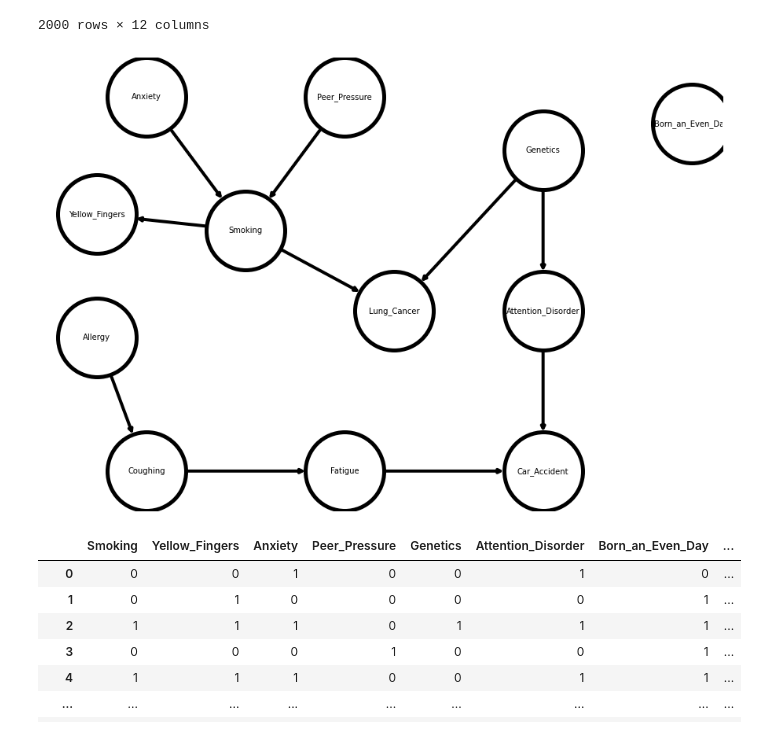
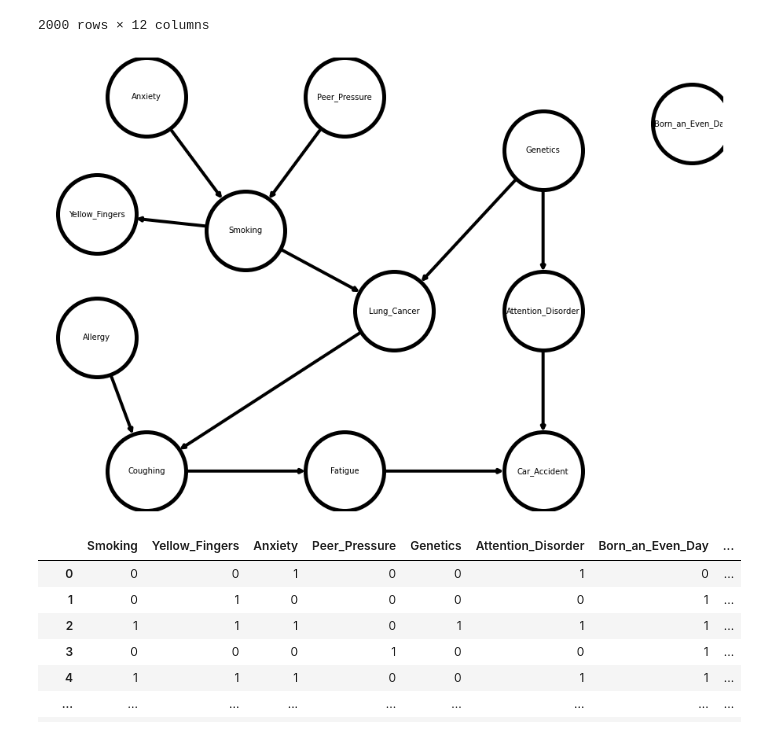
Before and after one commit to keerthybalan/CausalDS_LUCAS, a Jupyter notebook: edgeDrop.ipynb, the cells around one changed output. Drawn from its saved outputs; the diff is of its cells as text; code cells hidden in the pictures.

```diff
--- a/edgeDrop.ipynb
+++ b/edgeDrop.ipynb
@@ -78,39 +81,45 @@ train
 # %%
 # we import networkx and create a directed graph
 G = nx.DiGraph()
 
 plt.figure(3,figsize=(12,8))
 
 G.add_nodes_from(['Smoking', 'Yellow_Fingers', 'Anxiety', 'Peer_Pressure', 'Genetics', 'Attention_Disorder','Born_an_Even_Day', 'Car_Accident', 'Fatigue', 'Allergy', 'Coughing', 'Lung_Cancer'])
 
-#LungCancer to Coughing deleted
-# G.add_edges_from([('Anxiety','Smoking'), ('Peer_Pressure','Smoking'), ('Smoking','Yellow_Fingers'), ('Smoking','Lung_Cancer'),
-#                   ('Allergy','Coughing'), ('Coughing','Fatigue'), ('Lung_Cancer','Fatigue'),
-#                  ('Genetics','Lung_Cancer'), ('Genetics','Attention_Disorder'), ('Attention_Disorder', 'Car_Accident'), ('Fatigue', 'Car_Accident')])
+a = 3
 
-#LungCancer to Coughing + Lung Cancer to Fatigue deleted
-G.add_edges_from([('Anxiety','Smoking'), ('Peer_Pressure','Smoking'), ('Smoking','Yellow_Fingers'), ('Smoking','Lung_Cancer'),
-                  ('Allergy','Coughing'), ('Coughing','Fatigue'),
-                 ('Genetics','Lung_Cancer'), ('Genetics','Attention_Disorder'), ('Attention_Disorder', 'Car_Accident'), ('Fatigue', 'Car_Accident')])
-
-#Lung Cancer to Fatigue deleted
-#G.add_edges_from([('Anxiety','Smoking'), ('Peer_Pressure','Smoking'), ('Smoking','Yellow_Fingers'), ('Smoking','Lung_Cancer'),
-                #   ('Allergy','Coughing'), ('Coughing','Fatigue'), ('Lung_Cancer','Coughing'),
-                #  ('Genetics','Lung_Cancer'), ('Genetics','Attention_Disorder'), ('Attention_Disorder', 'Car_Accident'), ('Fatigue', 'Car_Accident')])
-
+if a==1:
+    #LungCancer to Coughing deleted
+    G.add_edges_from([('Anxiety','Smoking'), ('Peer_Pressure','Smoking'), ('Smoking','Yellow_Fingers'), ('Smoking','Lung_Cancer'),
+                    ('Allergy','Coughing'), ('Coughing','Fatigue'), ('Lung_Cancer','Fatigue'),
+                    ('Genetics','Lung_Cancer'), ('Genetics','Attention_Disorder'), ('Attention_Disorder', 'Car_Accident'), ('Fatigue', 'Car_Accident')])
+elif a==2:
+    #LungCancer to Coughing + Lung Cancer to Fatigue deleted
+    G.add_edges_from([('Anxiety','Smoking'), ('Peer_Pressure','Smoking'), ('Smoking','Yellow_Fingers'), ('Smoking','Lung_Cancer'),
+                    ('Allergy','Coughing'), ('Coughing','Fatigue'),
+                    ('Genetics','Lung_Cancer'), ('Genetics','Attention_Disorder'), ('Attention_Disorder', 'Car_Accident'), ('Fatigue', 'Car_Accident')])
+elif a==3:
+    #Lung Cancer to Fatigue deleted
+    G.add_edges_from([('Anxiety','Smoking'), ('Peer_Pressure','Smoking'), ('Smoking','Yellow_Fingers'), ('Smoking','Lung_Cancer'),
+                    ('Allergy','Coughing'), ('Coughing','Fatigue'), ('Lung_Cancer','Coughing'),
+                    ('Genetics','Lung_Cancer'), ('Genetics','Attention_Disorder'), ('Attention_Disorder', 'Car_Accident'), ('Fatigue', 'Car_Accident')])
+elif a==0:
+    G.add_edges_from([('Anxiety','Smoking'), ('Peer_Pressure','Smoking'), ('Smoking','Yellow_Fingers'), ('Smoking','Lung_Cancer'),
+                    ('Allergy','Coughing'), ('Lung_Cancer','Coughing'), ('Coughing','Fatigue'), ('Lung_Cancer','Fatigue'),
+                    ('Genetics','Lung_Cancer'), ('Genetics','Attention_Disorder'), ('Attention_Disorder', 'Car_Accident'), ('Fatigue', 'Car_Accident')])
 # we can visualise this graph (choosing node positions, colours, and sizes to make it more clear)
 # and save it to a .gml format (for using DoWhy later)
 pos = {'Anxiety': (-20, 40),              'Yellow_Fingers': (-25, 18),
          'Peer_Pressure': (0, 40), 'Smoking': (-10, 15), 'Allergy': (-25, -5),
          'Coughing': (-20, -30), 'Lung_Cancer': (5, 0), 'Genetics': (20, 30), 'Attention_Disorder': (20, 0),
          'Fatigue': (0, -30),'Car_Accident': (20, -30), 'Born_an_Even_Day' : (35,35)}
 
 nx.draw(G, pos = pos,with_labels=True, node_size=10000, node_color='w', edgecolors ='black', linewidths= 5, width = 4, font_size = 10)
 nx.write_gml(G, "backdoor_criterion_graph.gml")
 
 plt.show()
 # %% [output]
-[figure, old version]
+[figure, new version]
 # %%
 train
 # %% [output]
```
Also changed, not shown: parts of 42 cells of this notebook, 2 other files.
